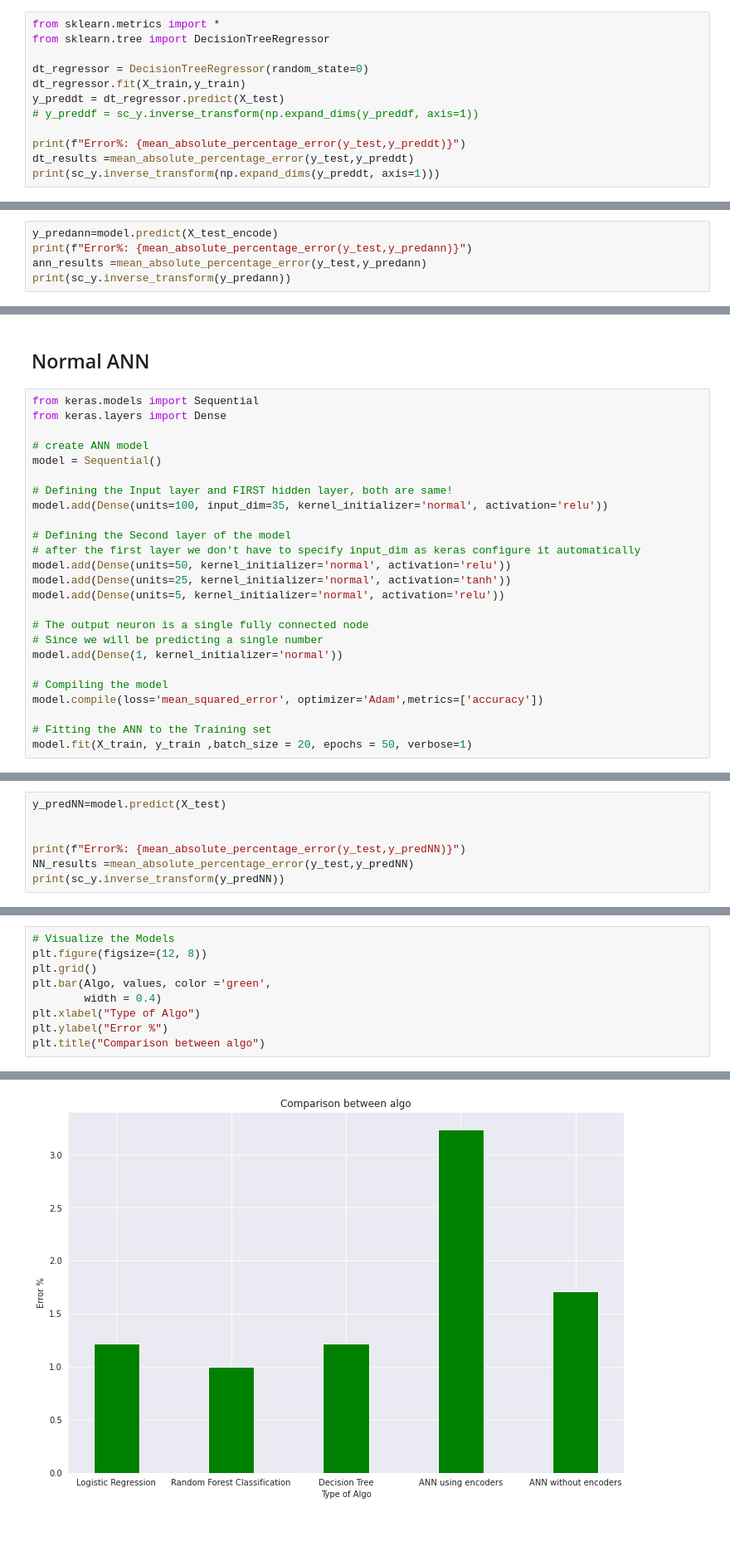
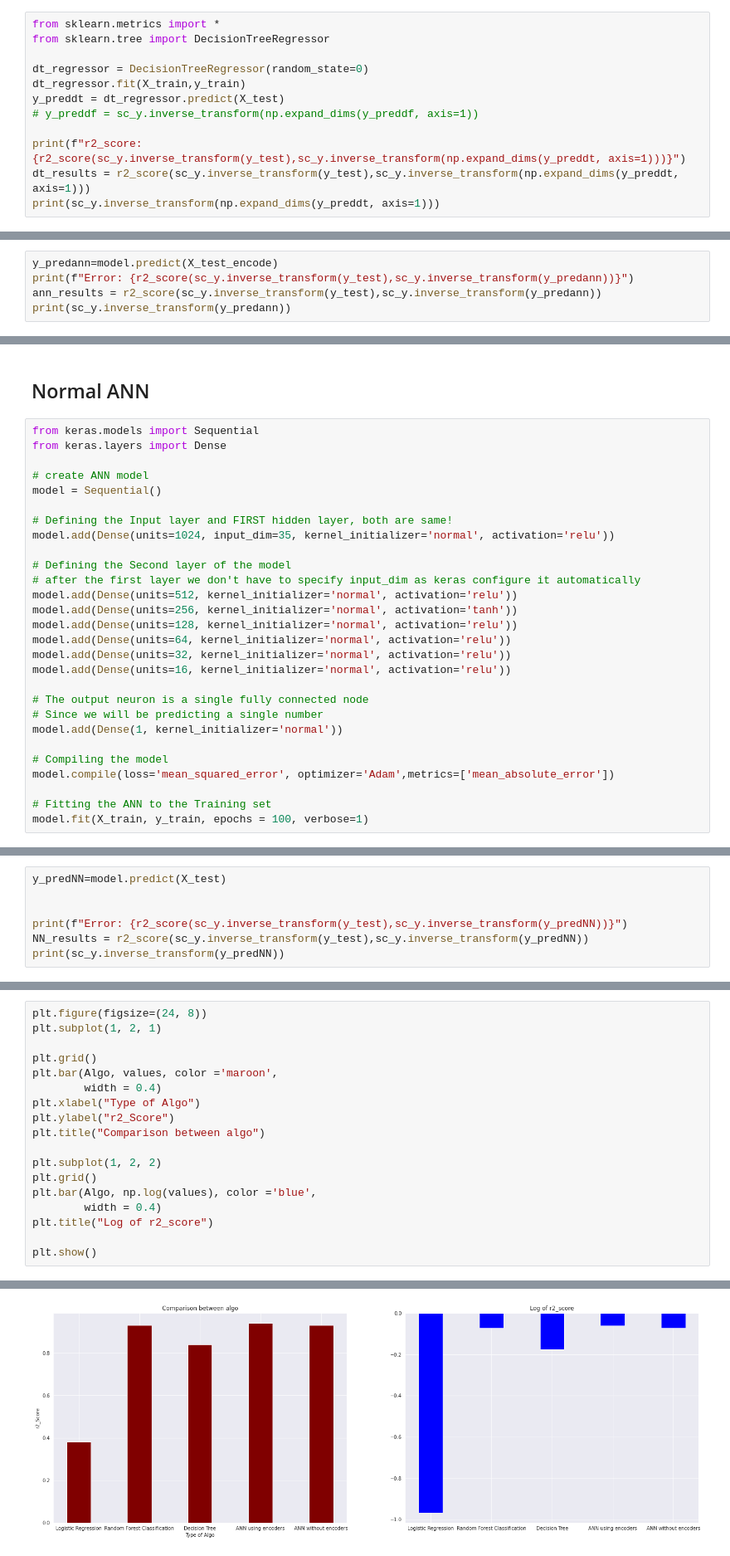
Before and after one commit to helloitsdaksh/Minor-Project, a Jupyter notebook: Minor_Project.ipynb, the cells around one changed output, grey strips where cells are left out. Shown at 83% size. Cells and saved outputs as stored; diff of their text form; blank space fills up the shorter version.

```diff
--- a/Minor_Project.ipynb
+++ b/Minor_Project.ipynb
@@ -435,7 +436,7 @@ dt_regressor.fit(X_train,y_train)
 y_preddt = dt_regressor.predict(X_test)
 # y_preddf = sc_y.inverse_transform(np.expand_dims(y_preddf, axis=1))
 
-print(f"Error%: {mean_absolute_percentage_error(y_test,y_preddt)}")
-dt_results =mean_absolute_percentage_error(y_test,y_preddt)
+print(f"r2_score: {r2_score(sc_y.inverse_transform(y_test),sc_y.inverse_transform(np.expand_dims(y_preddt, axis=1)))}")
+dt_results = r2_score(sc_y.inverse_transform(y_test),sc_y.inverse_transform(np.expand_dims(y_preddt, axis=1)))
 print(sc_y.inverse_transform(np.expand_dims(y_preddt, axis=1)))
 # %% [output]
@@ -592,7 +593,7 @@ Epoch 50/50
 <keras.callbacks.History at 0x...>
 # %%
 y_predann=model.predict(X_test_encode)
-print(f"Error%: {mean_absolute_percentage_error(y_test,y_predann)}")
-ann_results =mean_absolute_percentage_error(y_test,y_predann)
+print(f"Error: {r2_score(sc_y.inverse_transform(y_test),sc_y.inverse_transform(y_predann))}")
+ann_results = r2_score(sc_y.inverse_transform(y_test),sc_y.inverse_transform(y_predann))
 print(sc_y.inverse_transform(y_predann))
 # %% [output]
@@ -638,21 +639,24 @@ from keras.layers import Dense
 model = Sequential()
 
 # Defining the Input layer and FIRST hidden layer, both are same!
-model.add(Dense(units=100, input_dim=35, kernel_initializer='normal', activation='relu'))
+model.add(Dense(units=1024, input_dim=35, kernel_initializer='normal', activation='relu'))
 
 # Defining the Second layer of the model
 # after the first layer we don't have to specify input_dim as keras configure it automatically
-model.add(Dense(units=50, kernel_initializer='normal', activation='relu'))
-model.add(Dense(units=25, kernel_initializer='normal', activation='tanh'))
-model.add(Dense(units=5, kernel_initializer='normal', activation='relu'))
+model.add(Dense(units=512, kernel_initializer='normal', activation='relu'))
+model.add(Dense(units=256, kernel_initializer='normal', activation='tanh'))
+model.add(Dense(units=128, kernel_initializer='normal', activation='relu'))
+model.add(Dense(units=64, kernel_initializer='normal', activation='relu'))
+model.add(Dense(units=32, kernel_initializer='normal', activation='relu'))
+model.add(Dense(units=16, kernel_initializer='normal', activation='relu'))
 
 # The output neuron is a single fully connected node
 # Since we will be predicting a single number
 model.add(Dense(1, kernel_initializer='normal'))
 
 # Compiling the model
-model.compile(loss='mean_squared_error', optimizer='Adam',metrics=['accuracy'])
+model.compile(loss='mean_squared_error', optimizer='Adam',metrics=['mean_absolute_error'])
 
 # Fitting the ANN to the Training set
-model.fit(X_train, y_train ,batch_size = 20, epochs = 50, verbose=1)
+model.fit(X_train, y_train, epochs = 100, verbose=1)
 # %% [output]
@@ -678,7 +682,7 @@ Epoch 50/50
 y_predNN=model.predict(X_test)
 
 
-print(f"Error%: {mean_absolute_percentage_error(y_test,y_predNN)}")
-NN_results =mean_absolute_percentage_error(y_test,y_predNN)
+print(f"Error: {r2_score(sc_y.inverse_transform(y_test),sc_y.inverse_transform(y_predNN))}")
+NN_results = r2_score(sc_y.inverse_transform(y_test),sc_y.inverse_transform(y_predNN))
 print(sc_y.inverse_transform(y_predNN))
 # %% [output]
@@ -741,12 +755,21 @@ data = {'Logistic Regression':round(lr_results,2),
 Algo = list(data.keys())
 values = list(data.values())
 # %%
-# Visualize the Models
-plt.figure(figsize=(12, 8))
+plt.figure(figsize=(24, 8))
+plt.subplot(1, 2, 1)
+
 plt.grid()
-plt.bar(Algo, values, color ='green',
+plt.bar(Algo, values, color ='maroon',
         width = 0.4)
 plt.xlabel("Type of Algo")
-plt.ylabel("Error %")
+plt.ylabel("r2_Score")
 plt.title("Comparison between algo")
+
+plt.subplot(1, 2, 2)
+plt.grid()
+plt.bar(Algo, np.log(values), color ='blue',
+        width = 0.4)
+plt.title("Log of r2_score")
+
+plt.show()
 # %% [output]
@@ -754 +776 @@ Text(0.5, 1.0, 'Comparison between algo')
-[figure, old version]
+[figure, new version]
```
Also changed, not shown: parts of 19 cells of this notebook.
